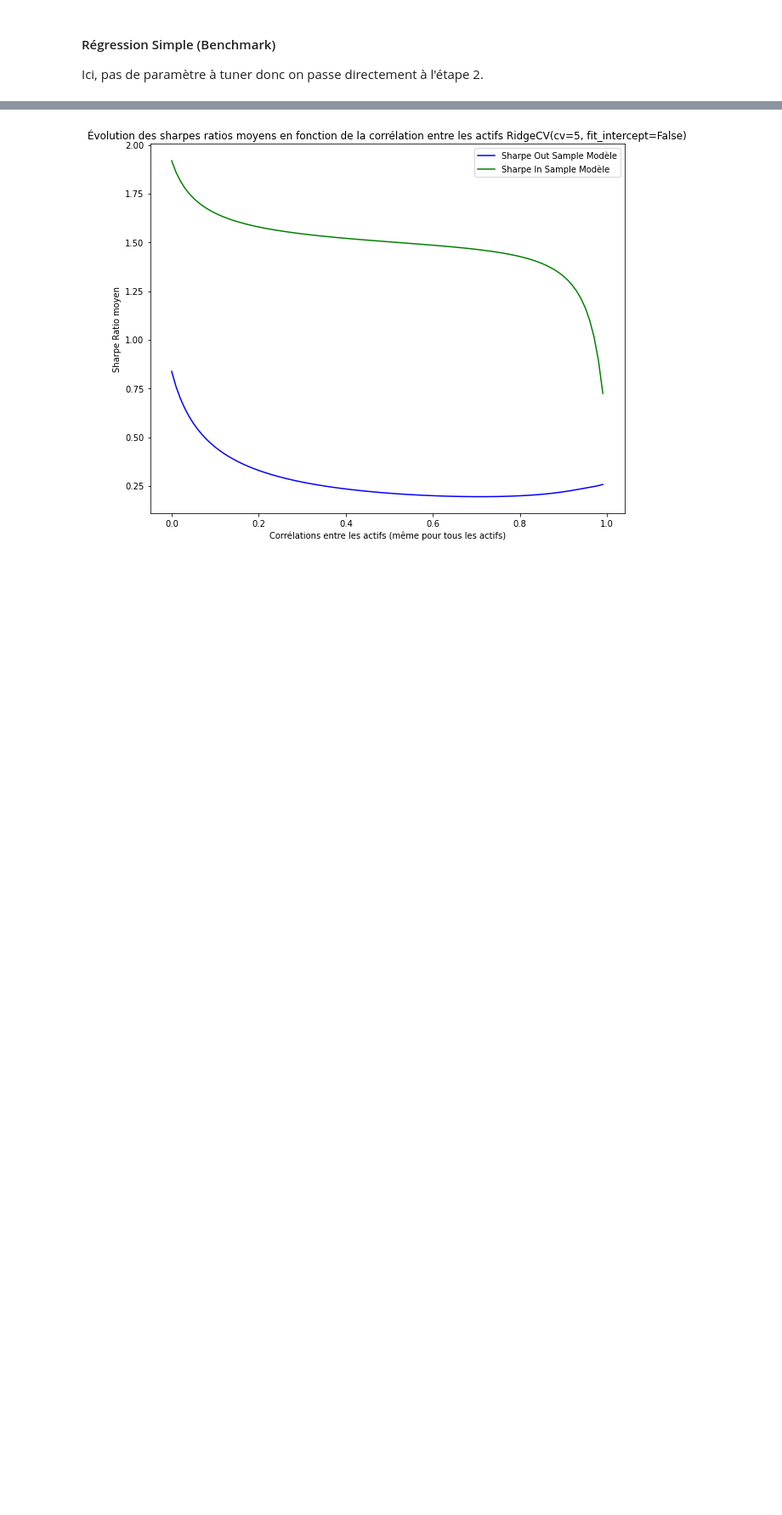
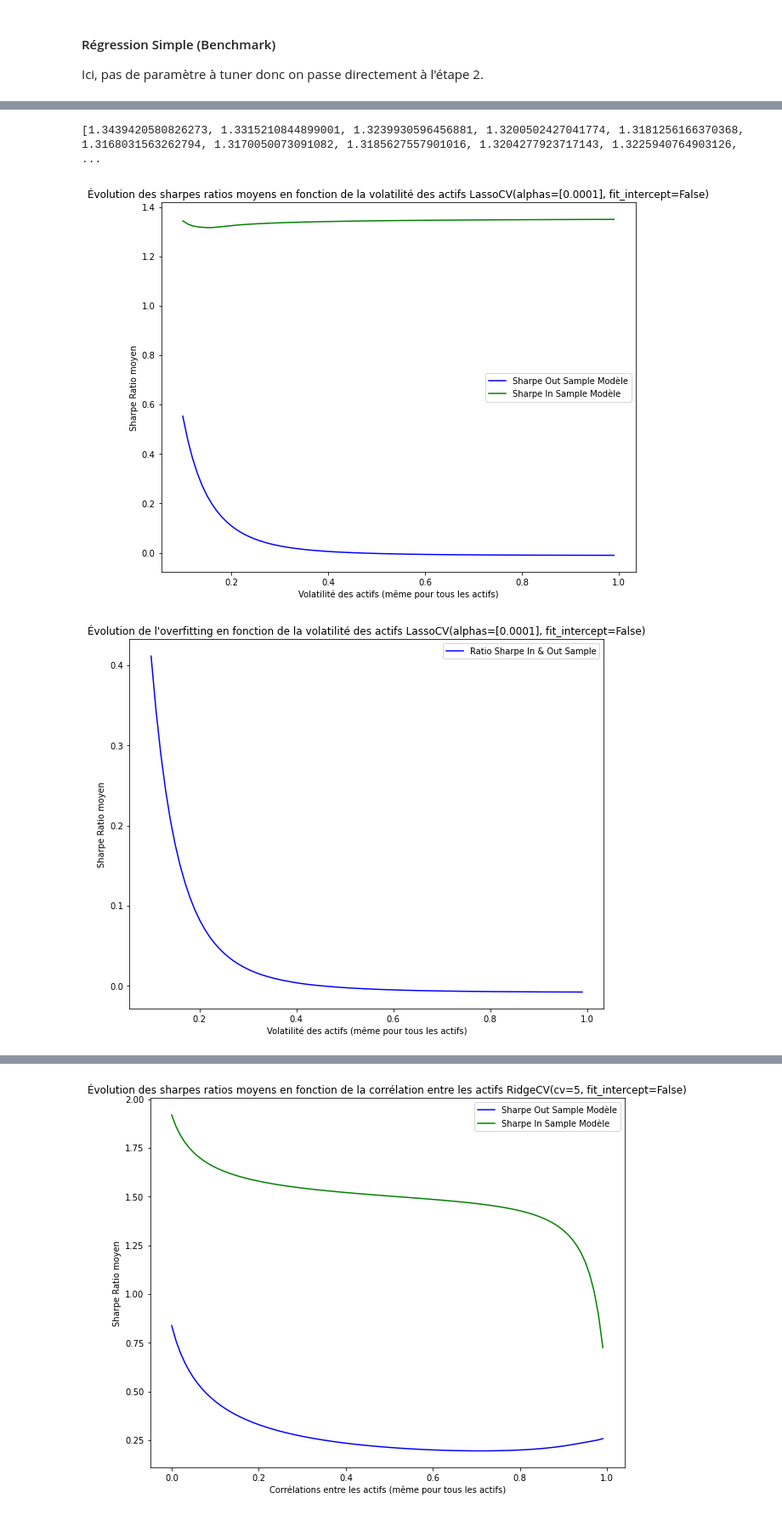
Before and after one commit to PyTomSss/StatApp_M1_ENSAE, a Jupyter notebook: Test_Linear_Models/Linear_Models_Without_Signals.ipynb, the cells around one changed output, grey strips where cells are left out. Shown at 85% size. Drawn from its saved outputs; the diff is of its cells as text; code cells hidden in the pictures; blank space fills up the shorter version.

```diff
--- a/Test_Linear_Models/Linear_Models_Without_Signals.ipynb
+++ b/Test_Linear_Models/Linear_Models_Without_Signals.ipynb
@@ -68,3 +71,7 @@ test_linear_model(5,0.5, LassoCV(fit_intercept = False, cv = 5), K = 15)
 # %%
-test_linear_model(4,1, LassoCV(fit_intercept = False, cv = 5), K = 15)
+test_linear_model(4,1, LassoCV(fit_intercept = False, alphas = [0.0001]), K = 15)
+# %% [output]
+[1.3439420580826273, 1.3315210844899001, 1.3239930596456881, 1.3200502427041774, 1.3181256166370368, 1.3168031563262794, 1.3170050073091082, 1.3185627557901016, 1.3204277923717143, 1.3225940764903126, ...
+[figure, added]
+[figure, added]
 # %%
```
Also changed, not shown: parts of 5 cells of this notebook.
